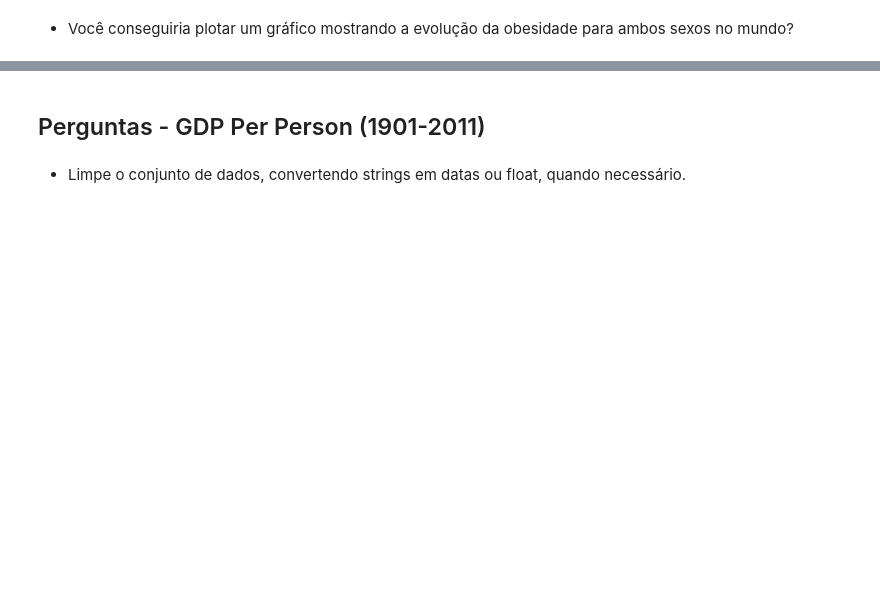
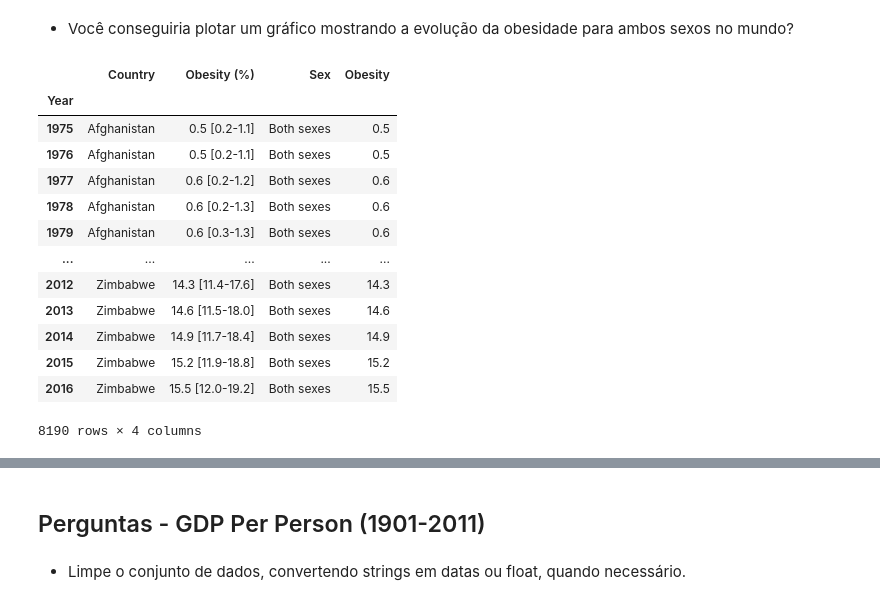
Before and after one commit to talesaraujoc/Analise_de_obesidade_e_renda_per_capita_por_paises, a Jupyter notebook: projeto-analise-de-dados.ipynb, the cells around one changed output, grey strips where cells are left out. Cells and saved outputs as stored; diff of their text form; code cells hidden in the pictures; blank space fills up the shorter version.

```diff
--- a/projeto-analise-de-dados.ipynb
+++ b/projeto-analise-de-dados.ipynb
@@ -112,0 +185,17 @@ df_periodo_final = df_
+# %%
+df_mundo
+# %% [output]
+|  | Country | Obesity (%) | Sex | Obesity |
+| Year |  |  |  |  |
+| 1975 | Afghanistan | 0.5 [0.2-1.1] | Both sexes | 0.5 |
+| 1976 | Afghanistan | 0.5 [0.2-1.1] | Both sexes | 0.5 |
+| 1977 | Afghanistan | 0.6 [0.2-1.2] | Both sexes | 0.6 |
+| 1978 | Afghanistan | 0.6 [0.2-1.3] | Both sexes | 0.6 |
+| 1979 | Afghanistan | 0.6 [0.3-1.3] | Both sexes | 0.6 |
+| ... | ... | ... | ... | ... |
+| 2012 | Zimbabwe | 14.3 [11.4-17.6] | Both sexes | 14.3 |
+| 2013 | Zimbabwe | 14.6 [11.5-18.0] | Both sexes | 14.6 |
+| 2014 | Zimbabwe | 14.9 [11.7-18.4] | Both sexes | 14.9 |
+| 2015 | Zimbabwe | 15.2 [11.9-18.8] | Both sexes | 15.2 |
+| 2016 | Zimbabwe | 15.5 [12.0-19.2] | Both sexes | 15.5 |
+8190 rows × 4 columns
```
Also changed, not shown: parts of 42 cells of this notebook.
